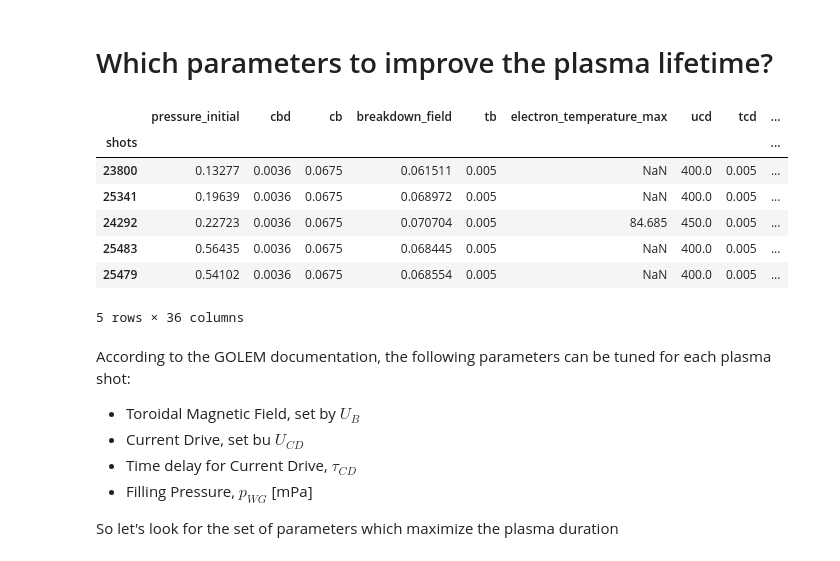
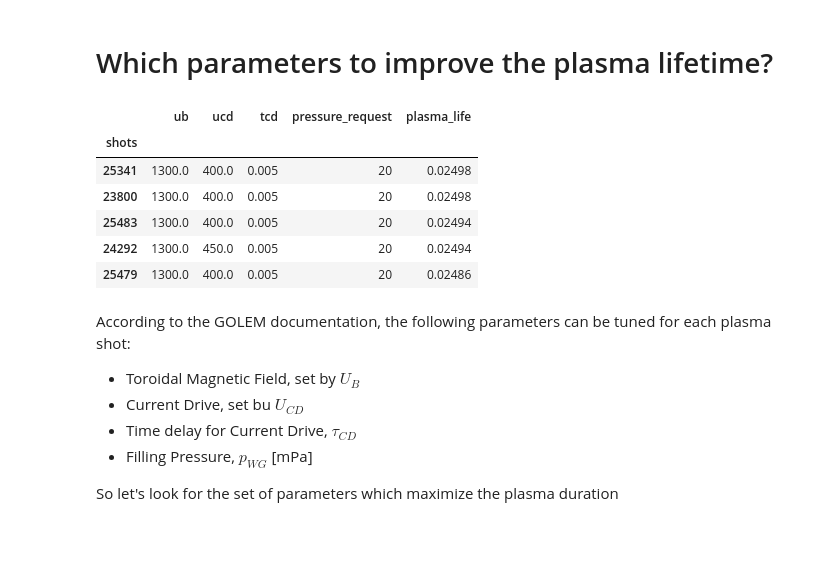
Before and after one commit to jhillairet/GOLEM, a Jupyter notebook: GOLEM_Estimating the best parameter set to maximize something.ipynb, the cells around one changed output. Drawn from its saved outputs; the diff is of its cells as text; code cells hidden in the pictures.

Commit message:
Some additional data and analysis to get the best set of parameters to maximize the plasma current

```diff
--- a/GOLEM_Estimating the best parameter set to maximize something.ipynb
+++ b/GOLEM_Estimating the best parameter set to maximize something.ipynb
@@ -53,16 +100,16 @@ print(len(dataset))
 # Which parameters to improve the plasma lifetime?
 # %%
 # get the longest shots
-dataset.sort_values('plasma_life', ascending=False).head()
+dataset_lt = dataset[['ub', 'ucd', 'tcd', 'pressure_request','plasma_life']].dropna()
+dataset_lt.sort_values('plasma_life', ascending=False).head()
 # %% [output]
-|  | pressure_initial | cbd | cb | breakdown_field | tb | electron_temperature_max | ucd | tcd | ... |
-| shots |  |  |  |  |  |  |  |  | ... |
-| 23800 | 0.13277 | 0.0036 | 0.0675 | 0.061511 | 0.005 | NaN | 400.0 | 0.005 | ... |
-| 25341 | 0.19639 | 0.0036 | 0.0675 | 0.068972 | 0.005 | NaN | 400.0 | 0.005 | ... |
-| 24292 | 0.22723 | 0.0036 | 0.0675 | 0.070704 | 0.005 | 84.685 | 450.0 | 0.005 | ... |
-| 25483 | 0.56435 | 0.0036 | 0.0675 | 0.068445 | 0.005 | NaN | 400.0 | 0.005 | ... |
-| 25479 | 0.54102 | 0.0036 | 0.0675 | 0.068554 | 0.005 | NaN | 400.0 | 0.005 | ... |
+|  | ub | ucd | tcd | pressure_request | plasma_life |
+| shots |  |  |  |  |  |
+| 25341 | 1300.0 | 400.0 | 0.005 | 20 | 0.02498 |
+| 23800 | 1300.0 | 400.0 | 0.005 | 20 | 0.02498 |
+| 25483 | 1300.0 | 400.0 | 0.005 | 20 | 0.02494 |
+| 24292 | 1300.0 | 450.0 | 0.005 | 20 | 0.02494 |
+| 25479 | 1300.0 | 400.0 | 0.005 | 20 | 0.02486 |
-5 rows × 36 columns
 # %% [markdown]
 According to the GOLEM documentation, the following parameters can be tuned for each plasma shot:
 
```
Also changed, not shown: parts of 14 cells of this notebook, 1 other file.
